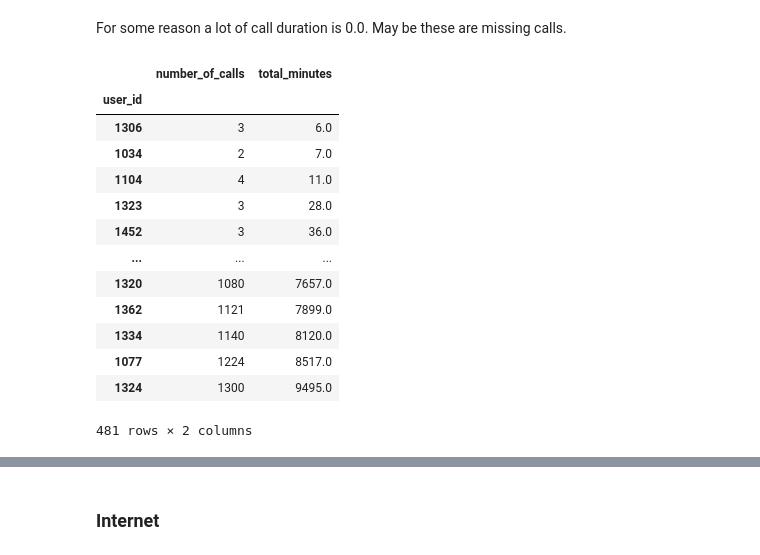
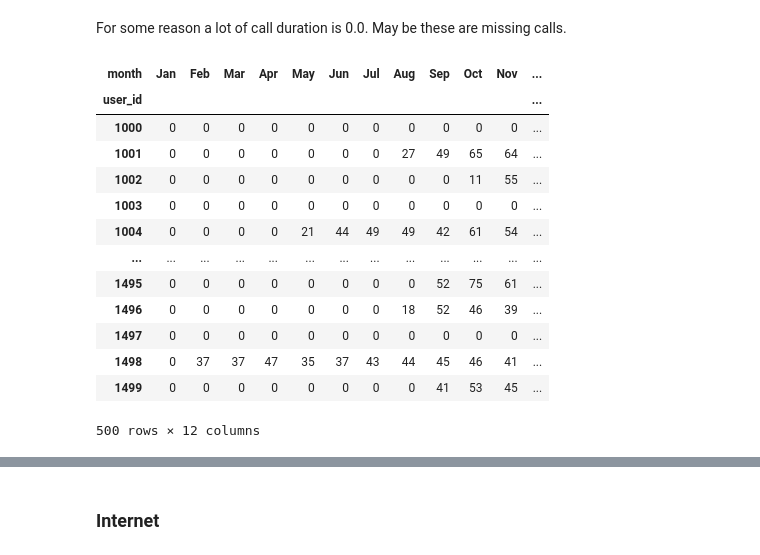
Before and after one commit to makstheimba/data-science-project-3, a Jupyter notebook: main.ipynb, the cells around one changed output, grey strips where cells are left out. Cells and saved outputs as stored; diff of their text form; code cells hidden in the pictures.

```diff
--- a/main.ipynb
+++ b/main.ipynb
@@ -17,7 +17,7 @@ users_df = pd.read_csv('./datasets/moved_megaline_users.csv')
 # %%
 calls_df['call_date'] = pd.to_datetime(calls_df['call_date'], format='%Y-%m-%d')
 # we want to round up all the calls to the minute since Megaline counts a whole minute even if a call was lasting for just a second
-calls_df['duration'] = calls_df['duration'].apply(lambda x: np.ceil(x))
+calls_df['duration'] =np.ceil(calls_df['duration'])
 calls_df.info()
 calls_df.head()
 # %% [output]
@@ -45,31 +45,26 @@ calls_df['duration'].plot(kind='hist', bins=100)
 [figure]
 # %% [markdown]
 For some reason a lot of call duration is 0.0. May be these are missing calls.
-# %%
-calls_by_user = calls_df.groupby('user_id')['duration'].agg(['count', 'sum'])
-calls_by_user.columns = ['number_of_calls', 'total_minutes']
-calls_by_user.sort_values(by='total_minutes', ascending=True, inplace=True)
-calls_by_user
-
-# TODO: continue here
-# https://practicum.com/trainer/data-scientist/lesson/c8ba40c4-35a4-4974-8165-6f98934d2078/?from=program
-# For each user, find:
-# The number of calls made and minutes used per month
-# The number of text messages sent per month
-# The volume of data per month
-# The monthly revenue from each user (subtract the free package limit from the total number of calls, text messages, and data; multiply the result by the calling plan value; add the monthly charge depending on the calling plan)
-# %% [output]
-|  | number_of_calls | total_minutes |
-| user_id |  |  |
-| 1306 | 3 | 6.0 |
-| 1034 | 2 | 7.0 |
-| 1104 | 4 | 11.0 |
-| 1323 | 3 | 28.0 |
-| 1452 | 3 | 36.0 |
-| ... | ... | ... |
-| 1320 | 1080 | 7657.0 |
-| 1362 | 1121 | 7899.0 |
-| 1334 | 1140 | 8120.0 |
-| 1077 | 1224 | 8517.0 |
-| 1324 | 1300 | 9495.0 |
-481 rows × 2 columns
+# %%
+calls_df['month'] = calls_df['call_date'].dt.month
+
+number_of_calls_by_user_per_month = calls_df.pivot_table(index='user_id', columns=['month'], values='duration', aggfunc='count', fill_value=0)
+number_of_calls_by_user_per_month = number_of_calls_by_user_per_month.reindex(users_df['user_id'].unique(), fill_value=0)
+
+number_of_calls_by_user_per_month.columns = pd.to_datetime(number_of_calls_by_user_per_month.columns, format='%m').strftime('%b')
+number_of_calls_by_user_per_month
+# %% [output]
+| month | Jan | Feb | Mar | Apr | May | Jun | Jul | Aug | Sep | Oct | Nov | ... |
+| user_id |  |  |  |  |  |  |  |  |  |  |  | ... |
+| 1000 | 0 | 0 | 0 | 0 | 0 | 0 | 0 | 0 | 0 | 0 | 0 | ... |
+| 1001 | 0 | 0 | 0 | 0 | 0 | 0 | 0 | 27 | 49 | 65 | 64 | ... |
+| 1002 | 0 | 0 | 0 | 0 | 0 | 0 | 0 | 0 | 0 | 11 | 55 | ... |
+| 1003 | 0 | 0 | 0 | 0 | 0 | 0 | 0 | 0 | 0 | 0 | 0 | ... |
+| 1004 | 0 | 0 | 0 | 0 | 21 | 44 | 49 | 49 | 42 | 61 | 54 | ... |
+| ... | ... | ... | ... | ... | ... | ... | ... | ... | ... | ... | ... | ... |
+| 1495 | 0 | 0 | 0 | 0 | 0 | 0 | 0 | 0 | 52 | 75 | 61 | ... |
+| 1496 | 0 | 0 | 0 | 0 | 0 | 0 | 0 | 18 | 52 | 46 | 39 | ... |
+| 1497 | 0 | 0 | 0 | 0 | 0 | 0 | 0 | 0 | 0 | 0 | 0 | ... |
+| 1498 | 0 | 37 | 37 | 47 | 35 | 37 | 43 | 44 | 45 | 46 | 41 | ... |
+| 1499 | 0 | 0 | 0 | 0 | 0 | 0 | 0 | 0 | 41 | 53 | 45 | ... |
+500 rows × 12 columns
```
Also changed, not shown: parts of 8 cells of this notebook.
